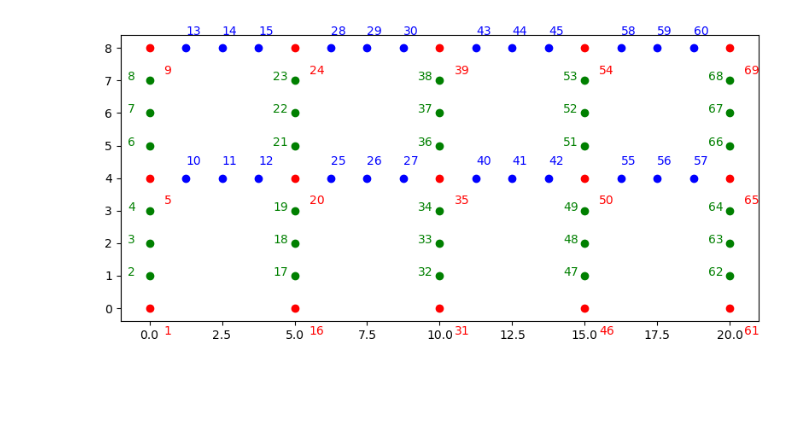
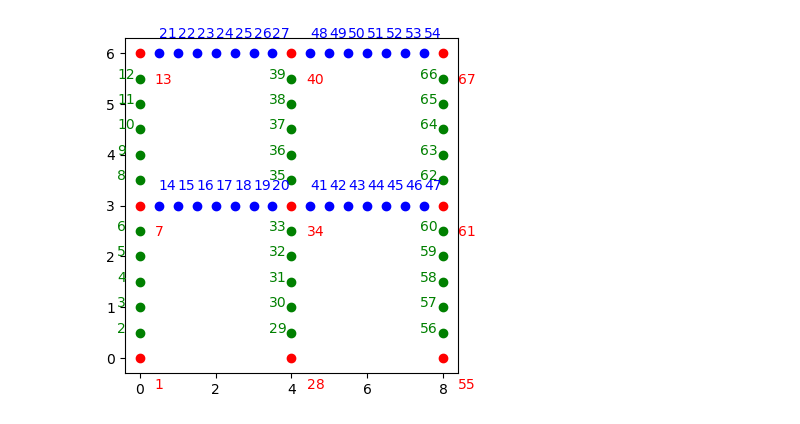
Before and after one commit to Anwar8/Blaze, a Jupyter notebook: POC/frame.ipynb, the cells around one changed output. Drawn from its saved outputs; the diff is of its cells as text; code cells hidden in the pictures; blank space fills up the shorter version.

```diff
--- a/POC/frame.ipynb
+++ b/POC/frame.ipynb
@@ -1,12 +1,37 @@
 # %%
 import numpy as np
 import matplotlib.pyplot as plt
+# %%
+def find_node_by_id(nodes, id):
+    for node in nodes:
+        if node.id == id:
+            return node
+    print(f"Cannot find node with id = {id}")
+    return None
 # %%
-class vertix:
+class node:
     def __init__(self, id, x, y):
         self.id = id
         self.x = x
         self.y = y
+    def print(self):
+        print(f"node {self.id} at ({self.x},{self.y})")
+# %%
+class element:
+    def __init__(self, id, node_i, node_f):
+        self.id = id
+        self.nodes_ids = [node_i.id, node_f.id]
+        self.xs = [node_i.x, node_f.x]
+        self.ys = [node_i.y, node_f.y]
+        self.length = np.sqrt((self.xs[1] - self.xs[0])**2 + (self.ys[1] - self.ys[0])**2)
+        self.column = ((self.xs[1] - self.xs[0])**2) < 1e-6
+
+    def plot(self):
+        plt.plot(self.xs, self.ys, "-k")
+        if self.column:
+            plt.text(self.xs[0] + 0.15 * self.length, self.ys[0] + 0.5*self.length, f"{self.id}", c="k")
+        else:
+            plt.text(self.xs[0] + 0.5 * self.length, self.ys[0] - 0.35*self.length, f"{self.id}", c="k")
 # %%
 class frame:
     def __init__(self, num_bays, num_floors, bay_length, floor_height, elements_per_bay, elements_per_floor):
@@ -101,16 +254,16 @@ class frame:
 # %%
-n_bays = 4
+n_bays = 2
 n_floors = 2
 a_frame = frame(num_bays = n_bays, num_floors = n_floors,
-                bay_length = 5, floor_height = 4,
-                elements_per_bay = 4, elements_per_floor = 4)
+                bay_length = 4, floor_height = 3,
+                elements_per_bay = 8, elements_per_floor = 6)
 a_frame.calculate_vertices()
 a_frame.calculate_bay_nodes()
 a_frame.calculate_column_nodes()
 a_frame.plot_vertices()
 a_frame.plot_bay_nodes()
 a_frame.plot_column_nodes()
 plt.gcf().set_size_inches(n_bays*2, n_floors*2)
 plt.tight_layout()
 # %% [output]
-[figure, old version]
+[figure, new version]
```
Also changed, not shown: parts of 9 cells of this notebook, 7 other files.
